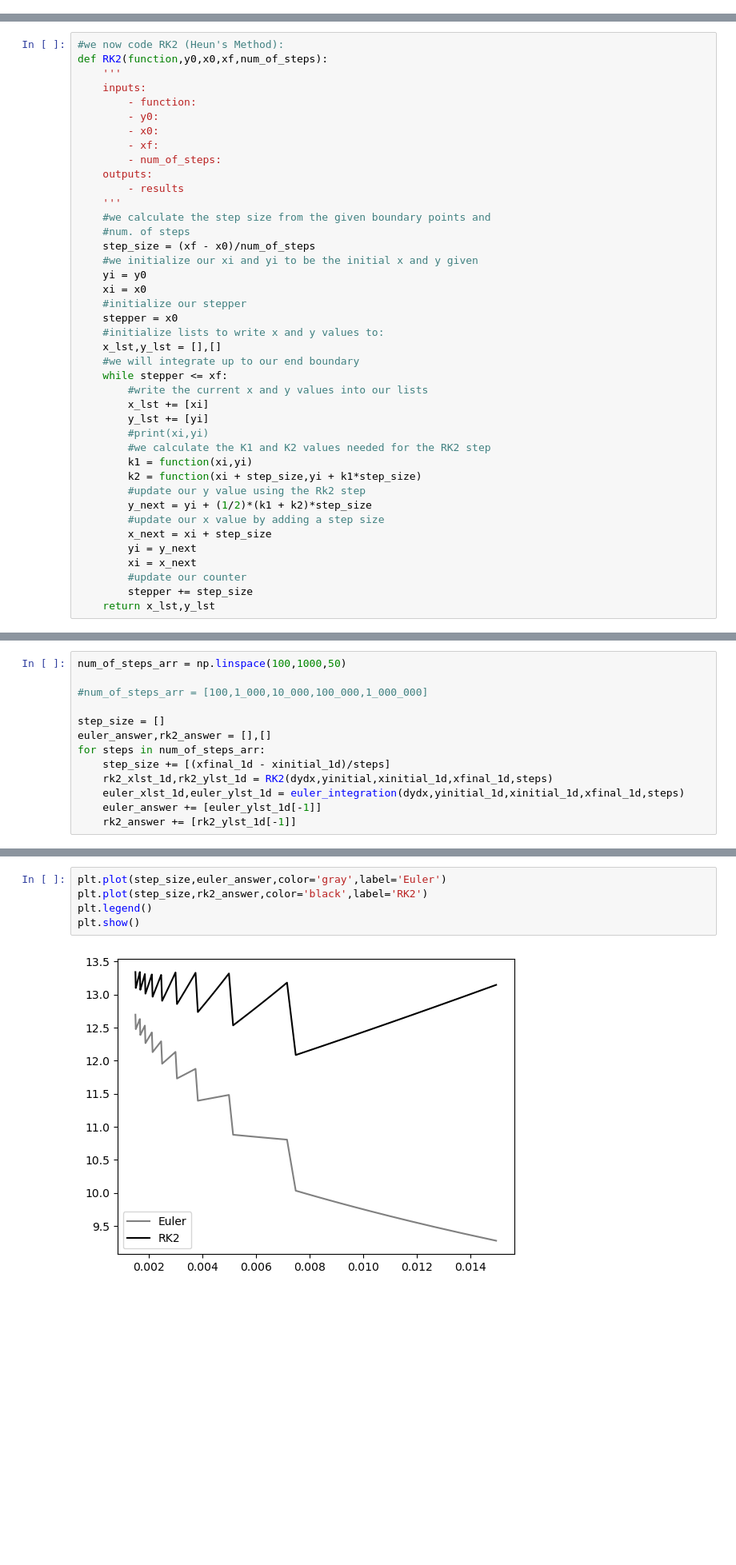
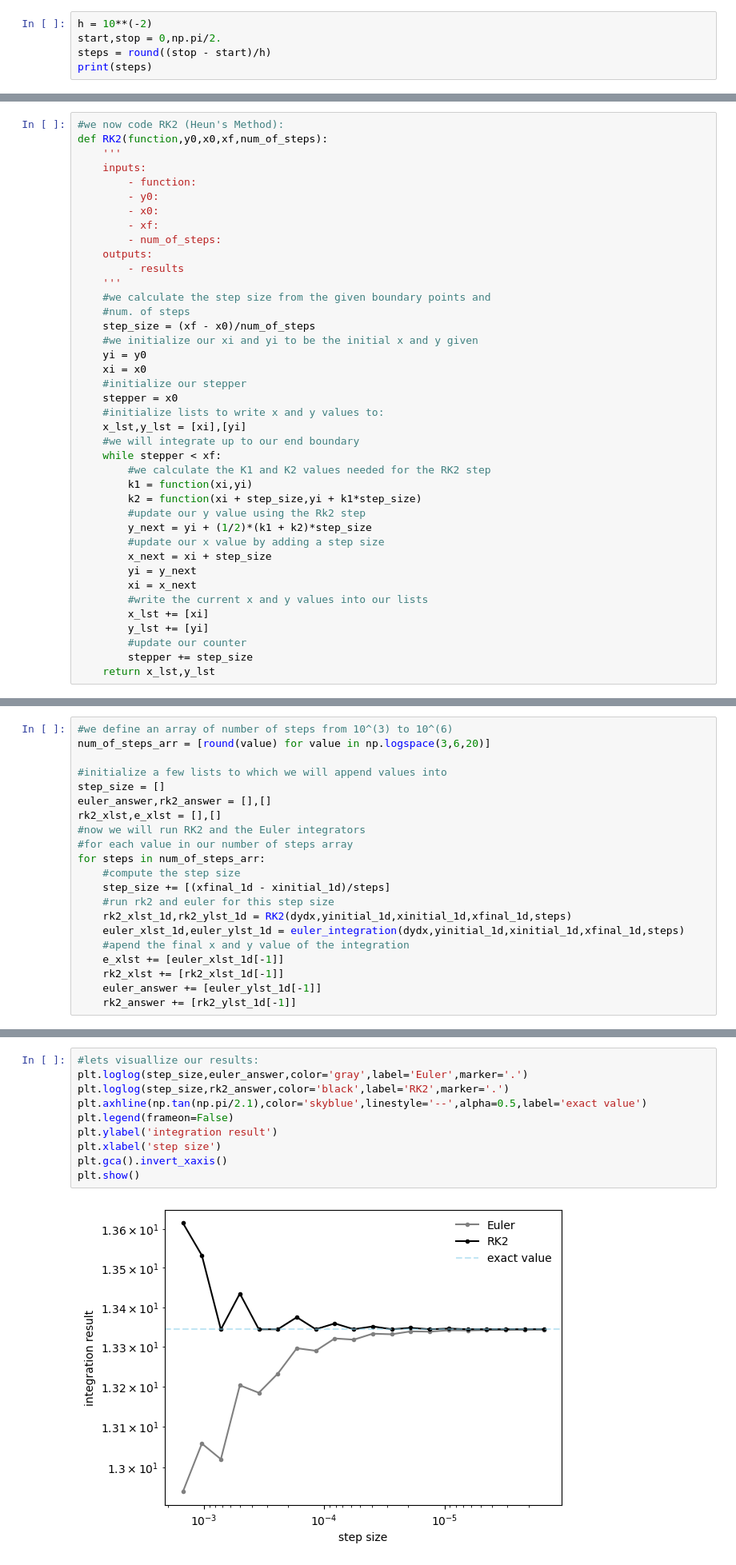
Before and after one commit to gilgarcia-01/ASTR5900, a Jupyter notebook: hw/hw3/ggarcia_hw3_numerical_integration.ipynb, the cells around one changed output, grey strips where cells are left out. Shown at 80% size. Saved outputs shown, nothing was run; the diff lists cells and outputs as text; blank space fills up the shorter version.

Commit message:
answered 1d, bug in integrators persists

```diff
--- a/hw/hw3/ggarcia_hw3_numerical_integration.ipynb
+++ b/hw/hw3/ggarcia_hw3_numerical_integration.ipynb
@@ -85,3 +95,8 @@ def euler_integration(function,y0,x0,xf,num_of_steps):
         #updating our counter
         stepper += step_size
     return x_lst,y_lst
+# %%
+h = 10**(-2)
+start,stop = 0,np.pi/2.
+steps = round((stop - start)/h)
+print(steps)
@@ -107,13 +124,9 @@ def RK2(function,y0,x0,xf,num_of_steps):
     #initialize our stepper
     stepper = x0
     #initialize lists to write x and y values to:
-    x_lst,y_lst = [],[]
+    x_lst,y_lst = [xi],[yi]
     #we will integrate up to our end boundary
-    while stepper <= xf:
-        #write the current x and y values into our lists
-        x_lst += [xi]
-        y_lst += [yi]
-        #print(xi,yi)
+    while stepper < xf:
         #we calculate the K1 and K2 values needed for the RK2 step
         k1 = function(xi,yi)
         k2 = function(xi + step_size,yi + k1*step_size)
@@ -123,6 +136,9 @@ def RK2(function,y0,x0,xf,num_of_steps):
         x_next = xi + step_size
         yi = y_next
         xi = x_next
+        #write the current x and y values into our lists
+        x_lst += [xi]
+        y_lst += [yi]
         #update our counter
         stepper += step_size
     return x_lst,y_lst
@@ -258,15 +281,23 @@ We want to plot the value at some right boundary as a function of step size. We
 xinitial_1d,xfinal_1d = 0,np.pi/2.1
 yinitial_1d = np.tan(xinitial_1d)
 # %%
-num_of_steps_arr = np.linspace(100,1000,50)
+#we define an array of number of steps from 10^(3) to 10^(6)
+num_of_steps_arr = [round(value) for value in np.logspace(3,6,20)]
 
-#num_of_steps_arr = [100,1_000,10_000,100_000,1_000_000]
-
+#initialize a few lists to which we will append values into
 step_size = []
 euler_answer,rk2_answer = [],[]
+rk2_xlst,e_xlst = [],[]
+#now we will run RK2 and the Euler integrators
+#for each value in our number of steps array
 for steps in num_of_steps_arr:
+    #compute the step size
     step_size += [(xfinal_1d - xinitial_1d)/steps]
-    rk2_xlst_1d,rk2_ylst_1d = RK2(dydx,yinitial,xinitial_1d,xfinal_1d,steps)
+    #run rk2 and euler for this step size
+    rk2_xlst_1d,rk2_ylst_1d = RK2(dydx,yinitial_1d,xinitial_1d,xfinal_1d,steps)
     euler_xlst_1d,euler_ylst_1d = euler_integration(dydx,yinitial_1d,xinitial_1d,xfinal_1d,steps)
+    #apend the final x and y value of the integration
+    e_xlst += [euler_xlst_1d[-1]]
+    rk2_xlst += [rk2_xlst_1d[-1]]
     euler_answer += [euler_ylst_1d[-1]]
     rk2_answer += [rk2_ylst_1d[-1]]
@@ -273,7 +318,12 @@ for steps in num_of_steps_arr:
 # %%
-plt.plot(step_size,euler_answer,color='gray',label='Euler')
-plt.plot(step_size,rk2_answer,color='black',label='RK2')
-plt.legend()
+#lets visuallize our results:
+plt.loglog(step_size,euler_answer,color='gray',label='Euler',marker='.')
+plt.loglog(step_size,rk2_answer,color='black',label='RK2',marker='.')
+plt.axhline(np.tan(np.pi/2.1),color='skyblue',linestyle='--',alpha=0.5,label='exact value')
+plt.legend(frameon=False)
+plt.ylabel('integration result')
+plt.xlabel('step size')
+plt.gca().invert_xaxis()
 plt.show()
 # %% [output]
-[figure, old version]
+[figure, new version]
```
Also changed, not shown: parts of 18 cells of this notebook.
